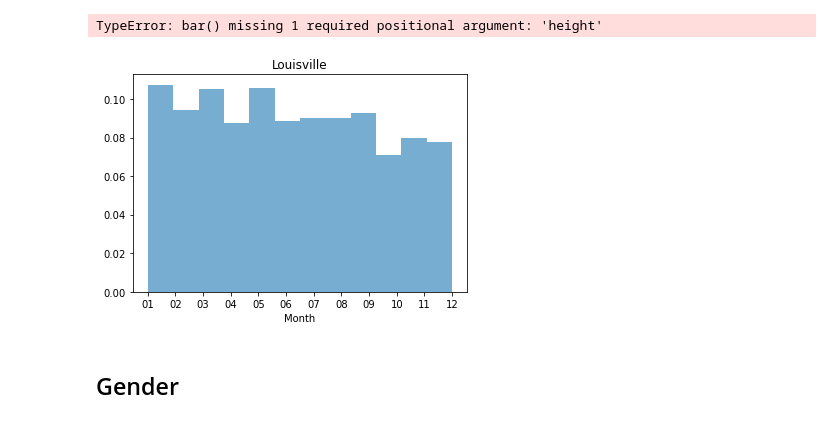
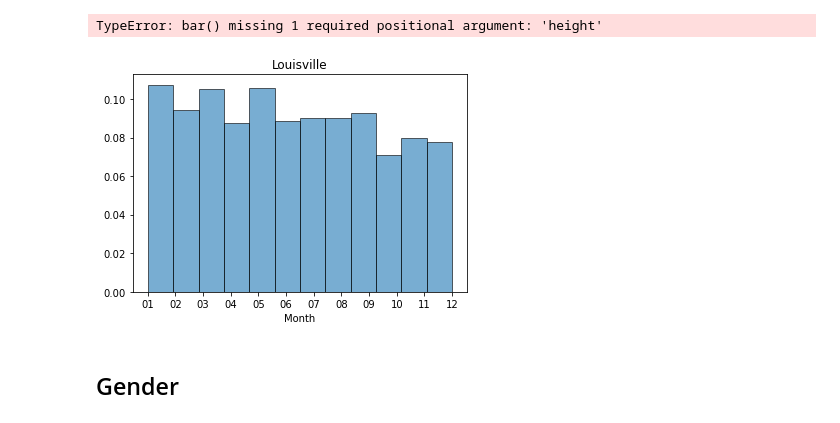
Before and after one commit to neilkotun/CAP4770_project, a Jupyter notebook: analysis.ipynb, the cells around one changed output. Drawn from its saved outputs; the diff is of its cells as text; code cells hidden in the pictures.

```diff
--- a/analysis.ipynb
+++ b/analysis.ipynb
@@ -140,17 +89,17 @@ print(c_warning_rate)
 # %%
 df = pd.DataFrame(list(zip(set1Months, set1StopResults)), columns=['Month', 'Results'])
 plt.title('Louisville')
 plt.xlabel('Month')
 
 
-plt.hist(df['Month'], bins=12, density=True, alpha=0.6)
+plt.hist(df['Month'], bins=12, density=True, edgecolor='black', alpha=0.6)
 plt.bar(['Month', 'Results'])
 
 
 plt.show()
 # %% [output]
 TypeError: bar() missing 1 required positional argument: 'height'
-[figure, old version]
+[figure, new version]
 # %% [markdown]
 ## Gender
 # %%
```
Also changed, not shown: parts of 96 cells of this notebook.
